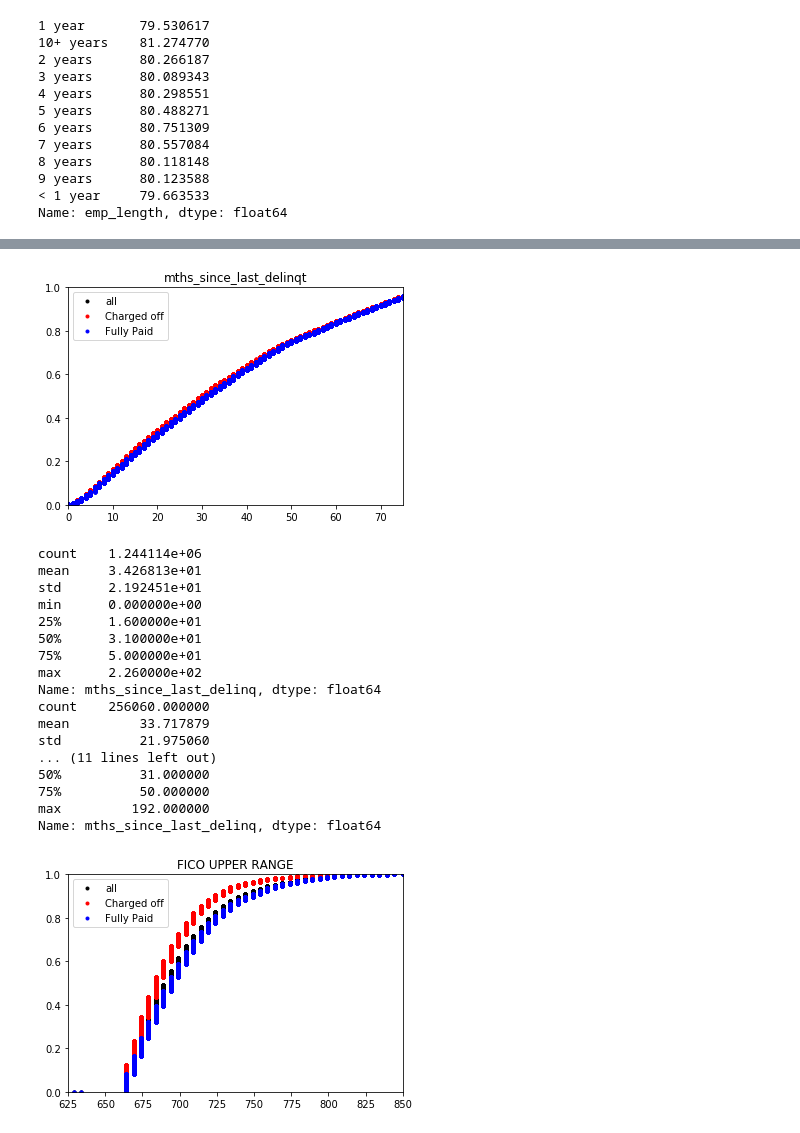
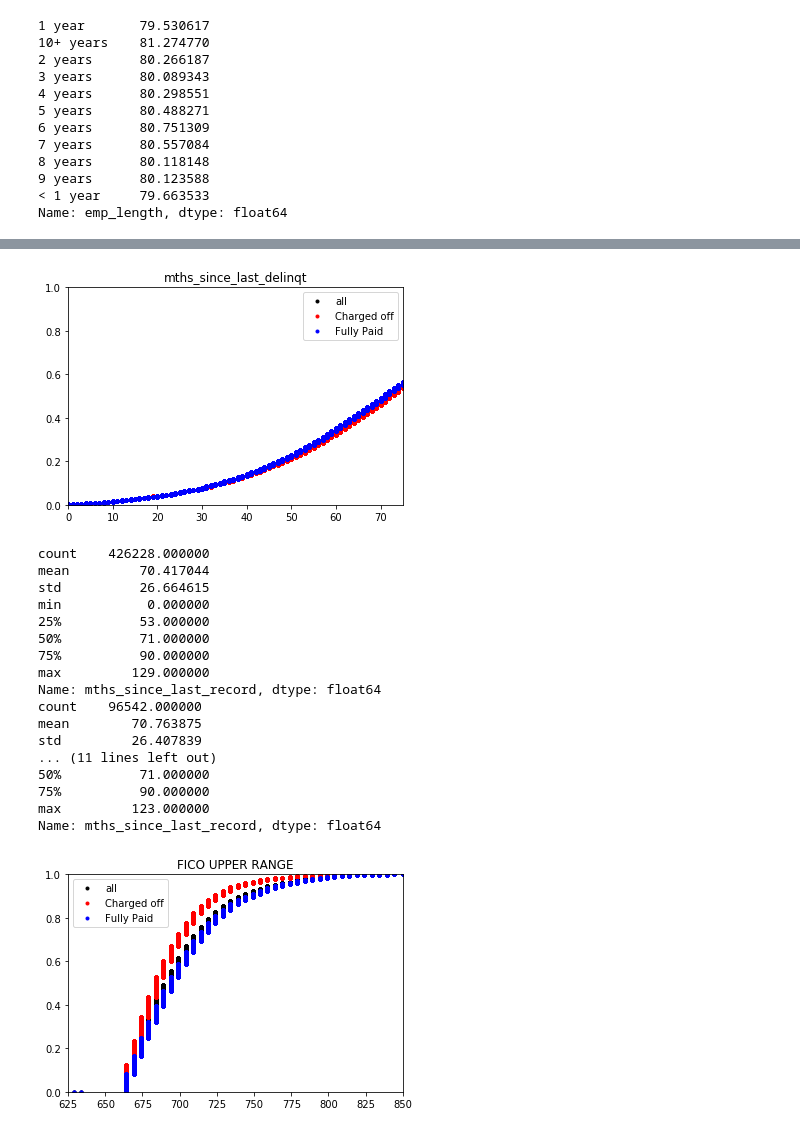
Before and after one commit to georgelee144/lending_club, a Jupyter notebook: loan_data cleaning and stats.ipynb, the cells around one changed output, grey strips where cells are left out. Cells and saved outputs as stored; diff of their text form; code cells hidden in the pictures.

```diff
--- a/loan_data cleaning and stats.ipynb
+++ b/loan_data cleaning and stats.ipynb
@@ -30,6 +30,7 @@ drop_list = ['member_id','url','desc','emp_title','title','addr_state','next_pym
              'hardship_start_date','hardship_end_date','payment_plan_start_date','hardship_length',
              'hardship_dpd','hardship_loan_status','orig_projected_additional_accrued_interest',
              'hardship_payoff_balance_amount','hardship_last_payment_amount','debt_settlement_flag',
+             'out_prncp_inv','out_prncp','recoveries','last_fico_range_high','last_fico_range_low'
              'policy_code','total_pymnt','total_pymnt_inv','total_rec_prncp','total_rec_int','total_rec_late_fee'
              ]
 df.dropna(subset=['id'],inplace=True)
@@ -65,3 +66,5 @@ memory usage: 2.4+ GB
+# %%
+df['range'] = df.fico_range_high - df.last_fico_range_high
 # %%
 df_bad = df.loc[df.loan_status==0]
 df_pass = df.loc[df.loan_status==1]
@@ -406,40 +404,40 @@ std        8743.623101
 max      4.000000e+04
 Name: loan_amnt, dtype: float64
 # %%
-df_x,df_y = ecdf(df.mths_since_last_delinq.dropna())
-df_bad_x,df_bad_y = ecdf(df_bad.mths_since_last_delinq.dropna())
-df_pass_x,df_pass_y = ecdf(df_pass.mths_since_last_delinq.dropna())
+df_x,df_y = ecdf(df.mths_since_last_record.dropna())
+df_bad_x,df_bad_y = ecdf(df_bad.mths_since_last_record.dropna())
+df_pass_x,df_pass_y = ecdf(df_pass.mths_since_last_record.dropna())
 
 plt.plot(df_x,df_y,marker='.',linestyle='none',color='black',label='all')
 plt.plot(df_bad_x,df_bad_y,marker='.',linestyle='none',color='red',label='Charged off')
 plt.plot(df_pass_x,df_pass_y,marker='.',linestyle='none',color='blue',label='Fully Paid')
 plt.axis([0, 75, 0, 1])
 plt.title('mths_since_last_delinqt')
 plt.legend(loc='best')
 plt.show()
 
-print(df.mths_since_last_delinq.describe())
-print(df_bad.mths_since_last_delinq.describe())
-print(df_pass.mths_since_last_delinq.describe())
+print(df.mths_since_last_record.describe())
+print(df_bad.mths_since_last_record.describe())
+print(df_pass.mths_since_last_record.describe())
 # %% [output]
-[figure, old version]
+[figure, new version]
-count    1.244114e+06
-mean     3.426813e+01
-std      2.192451e+01
-min      0.000000e+00
-25%      1.600000e+01
-50%      3.100000e+01
-75%      5.000000e+01
-max      2.260000e+02
-Name: mths_since_last_delinq, dtype: float64
-count    256060.000000
-mean         33.717879
-std          21.975060
+count    426228.000000
+mean         70.417044
+std          26.664615
+min           0.000000
+25%          53.000000
+50%          71.000000
+75%          90.000000
+max         129.000000
+Name: mths_since_last_record, dtype: float64
+count    96542.000000
+mean        70.763875
+std         26.407839
 ... (11 lines left out)
-50%          31.000000
-75%          50.000000
-max         192.000000
-Name: mths_since_last_delinq, dtype: float64
+50%          71.000000
+75%          90.000000
+max         123.000000
+Name: mths_since_last_record, dtype: float64
 # %%
 df_x,df_y = ecdf(df.fico_range_high)
 df_bad_x,df_bad_y = ecdf(df_bad.fico_range_high)
```
Also changed, not shown: parts of 18 cells of this notebook.
